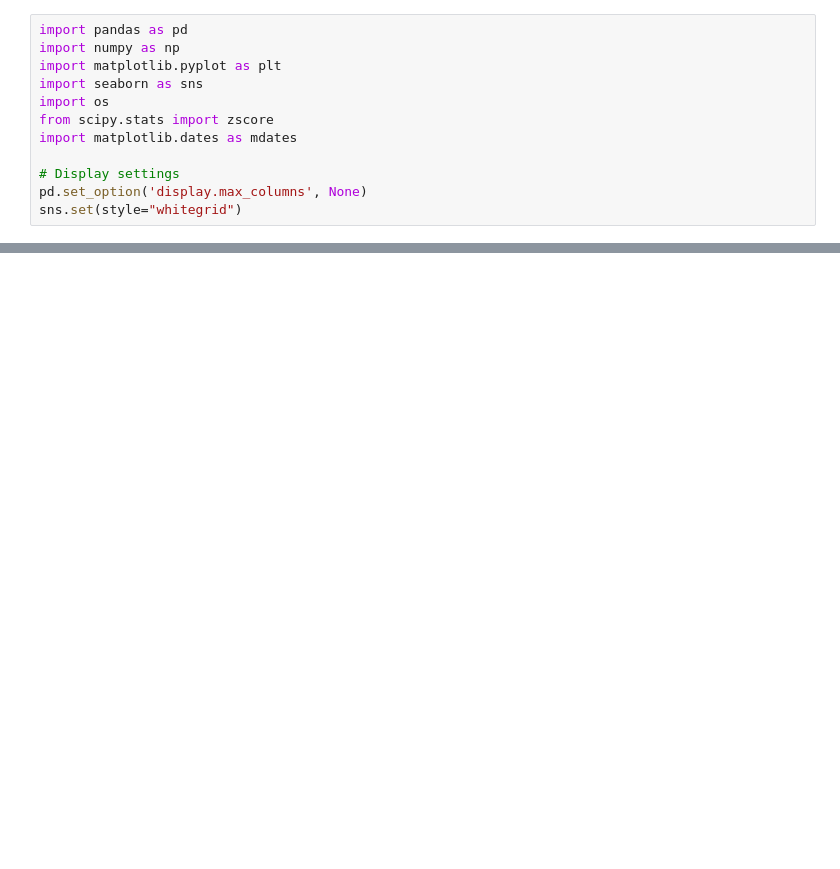
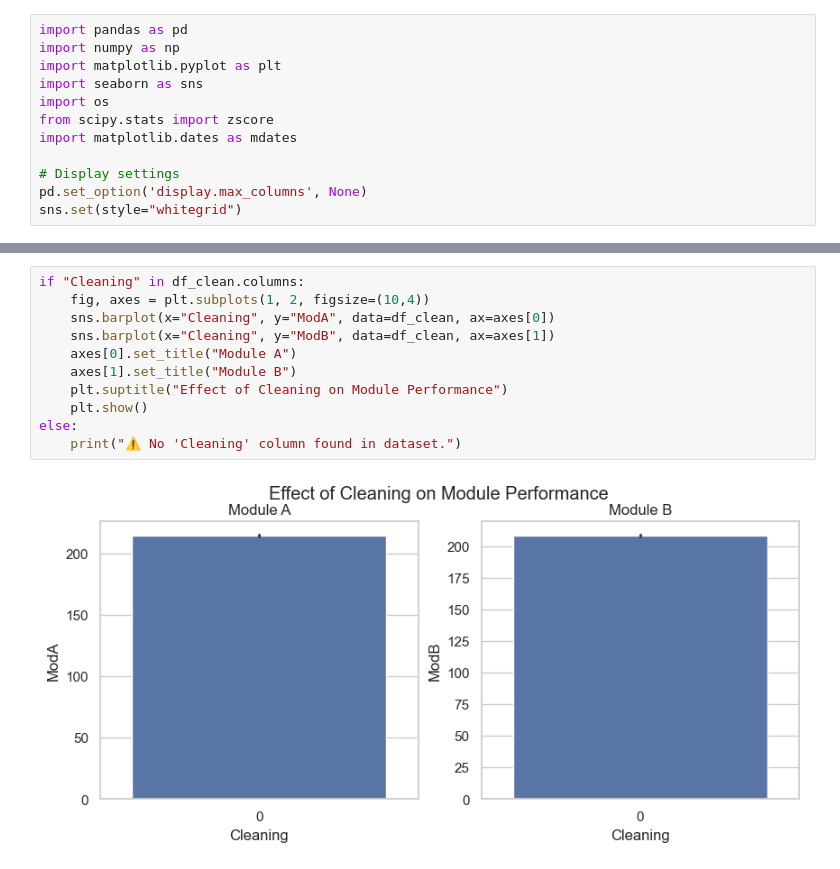
Before and after one commit to yosefmaregn2017-droid/solar-challenge-week0, a Jupyter notebook: notebooks/togo_eda.ipynb, the cells around one changed output, grey strips where cells are left out. Saved outputs shown, nothing was run; the diff lists cells and outputs as text; blank space fills up the shorter version.

```diff
--- a/notebooks/togo_eda.ipynb
+++ b/notebooks/togo_eda.ipynb
@@ -47,0 +114,13 @@ print(f"Removed {outliers.sum()} outliers. Clean dataset shape: {df_clean.shape}
+# %%
+if "Cleaning" in df_clean.columns:
+    fig, axes = plt.subplots(1, 2, figsize=(10,4))
+    sns.barplot(x="Cleaning", y="ModA", data=df_clean, ax=axes[0])
+    sns.barplot(x="Cleaning", y="ModB", data=df_clean, ax=axes[1])
+    axes[0].set_title("Module A")
+    axes[1].set_title("Module B")
+    plt.suptitle("Effect of Cleaning on Module Performance")
+    plt.show()
+else:
+    print("⚠️ No 'Cleaning' column found in dataset.")
+# %% [output]
+[figure, added]
```
Also changed, not shown: parts of 8 cells of this notebook.
